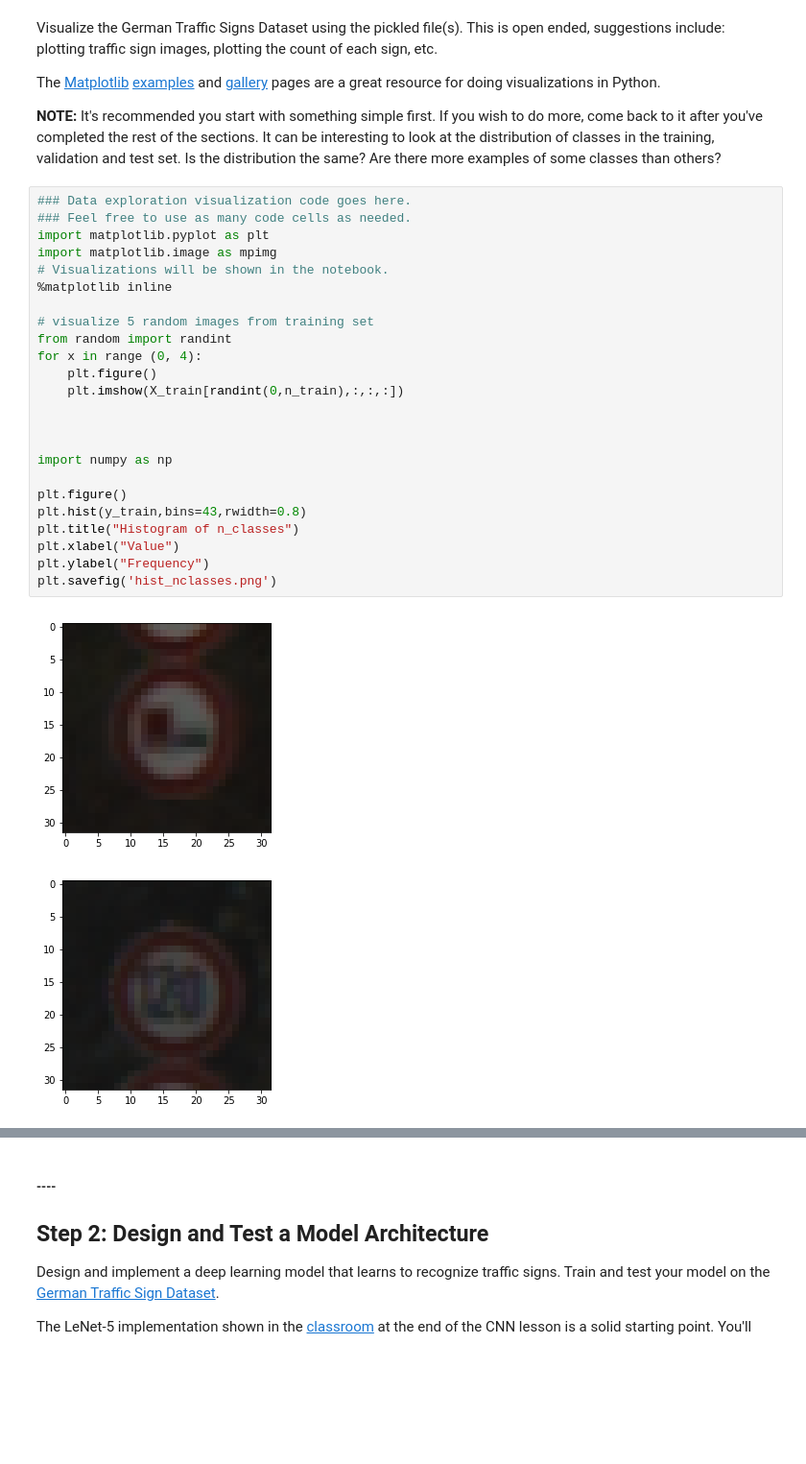
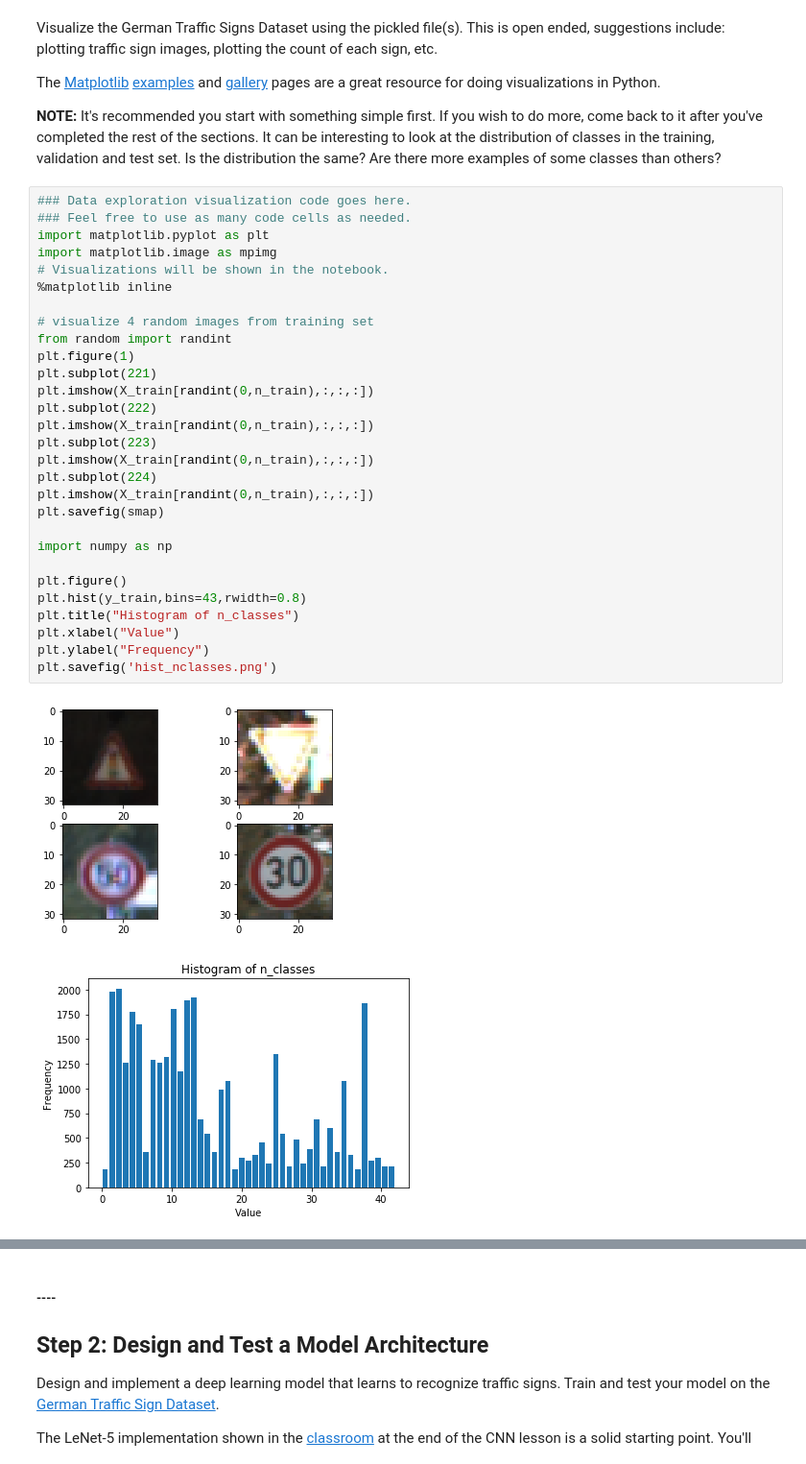
Before and after one commit to gbansal2/CarND-Term1-Projects, a Jupyter notebook: CarND-Traffic-Sign-Classifier-Project-Gaurav/Traffic_Sign_Classifier.ipynb, the cells around one changed output, grey strips where cells are left out. Shown: that part at 96% size. Cells and saved outputs as stored; diff of their text form; blank space fills up the shorter version.

Commit message:
added some images

```diff
--- a/CarND-Traffic-Sign-Classifier-Project-Gaurav/Traffic_Sign_Classifier.ipynb
+++ b/CarND-Traffic-Sign-Classifier-Project-Gaurav/Traffic_Sign_Classifier.ipynb
@@ -100,27 +100,32 @@ The [Matplotlib](http://matplotlib.org/) [examples](http://matplotlib.org/exampl
 # %%
 ### Data exploration visualization code goes here.
 ### Feel free to use as many code cells as needed.
 import matplotlib.pyplot as plt
 import matplotlib.image as mpimg
 # Visualizations will be shown in the notebook.
 %matplotlib inline
 
-# visualize 5 random images from training set
+# visualize 4 random images from training set
 from random import randint
-for x in range (0, 4):
-    plt.figure()
-    plt.imshow(X_train[randint(0,n_train),:,:,:])
-
-
+plt.figure(1)
+plt.subplot(221)
+plt.imshow(X_train[randint(0,n_train),:,:,:])
+plt.subplot(222)
+plt.imshow(X_train[randint(0,n_train),:,:,:])
+plt.subplot(223)
+plt.imshow(X_train[randint(0,n_train),:,:,:])
+plt.subplot(224)
+plt.imshow(X_train[randint(0,n_train),:,:,:])
+plt.savefig(smap)
 
 import numpy as np
 
 plt.figure()
 plt.hist(y_train,bins=43,rwidth=0.8)
 plt.title("Histogram of n_classes")
 plt.xlabel("Value")
 plt.ylabel("Frequency")
 plt.savefig('hist_nclasses.png')
 # %% [output]
-[figure, old version]
+[figure, new version]
-[figure, old version]
+[figure, new version]
```
Also changed, not shown: parts of 1 cell of this notebook, 1 other file.
